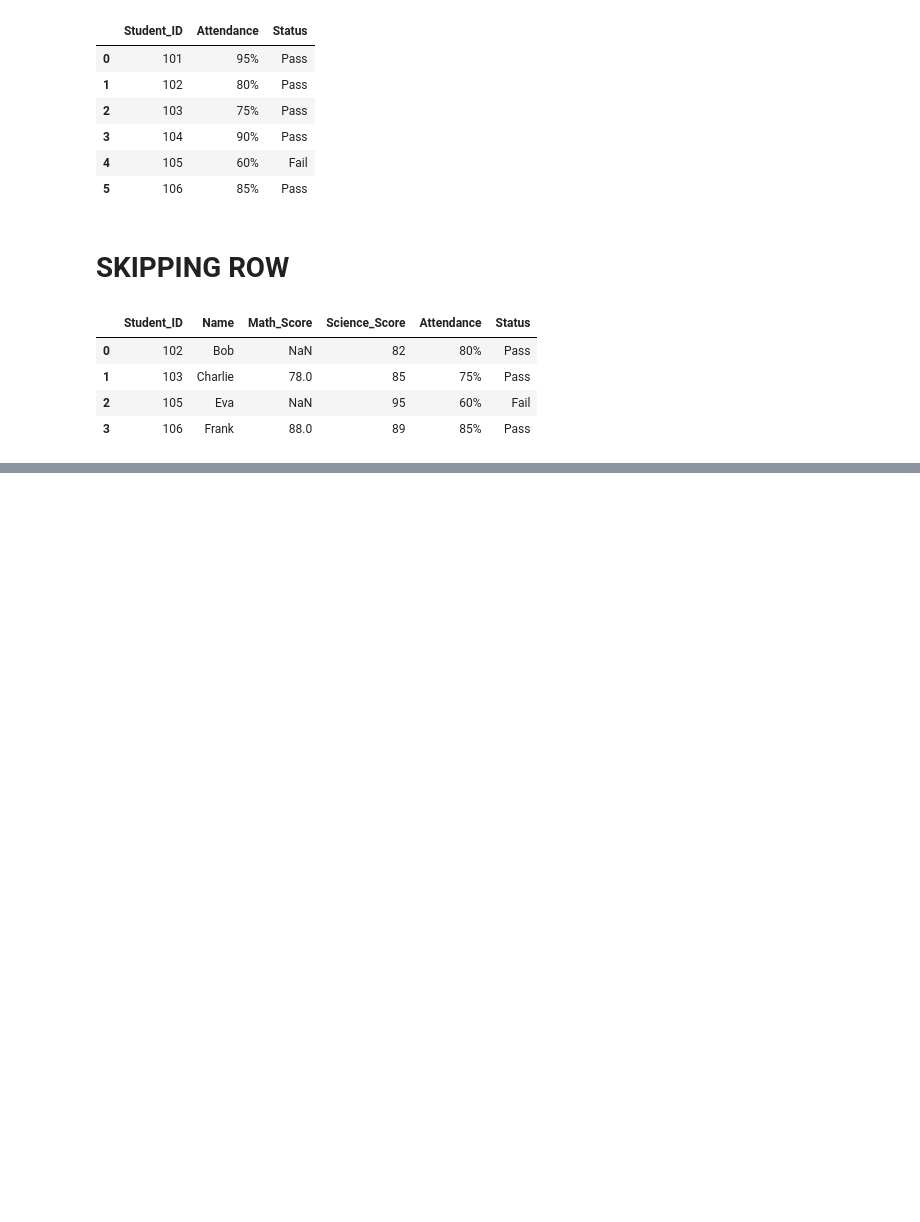
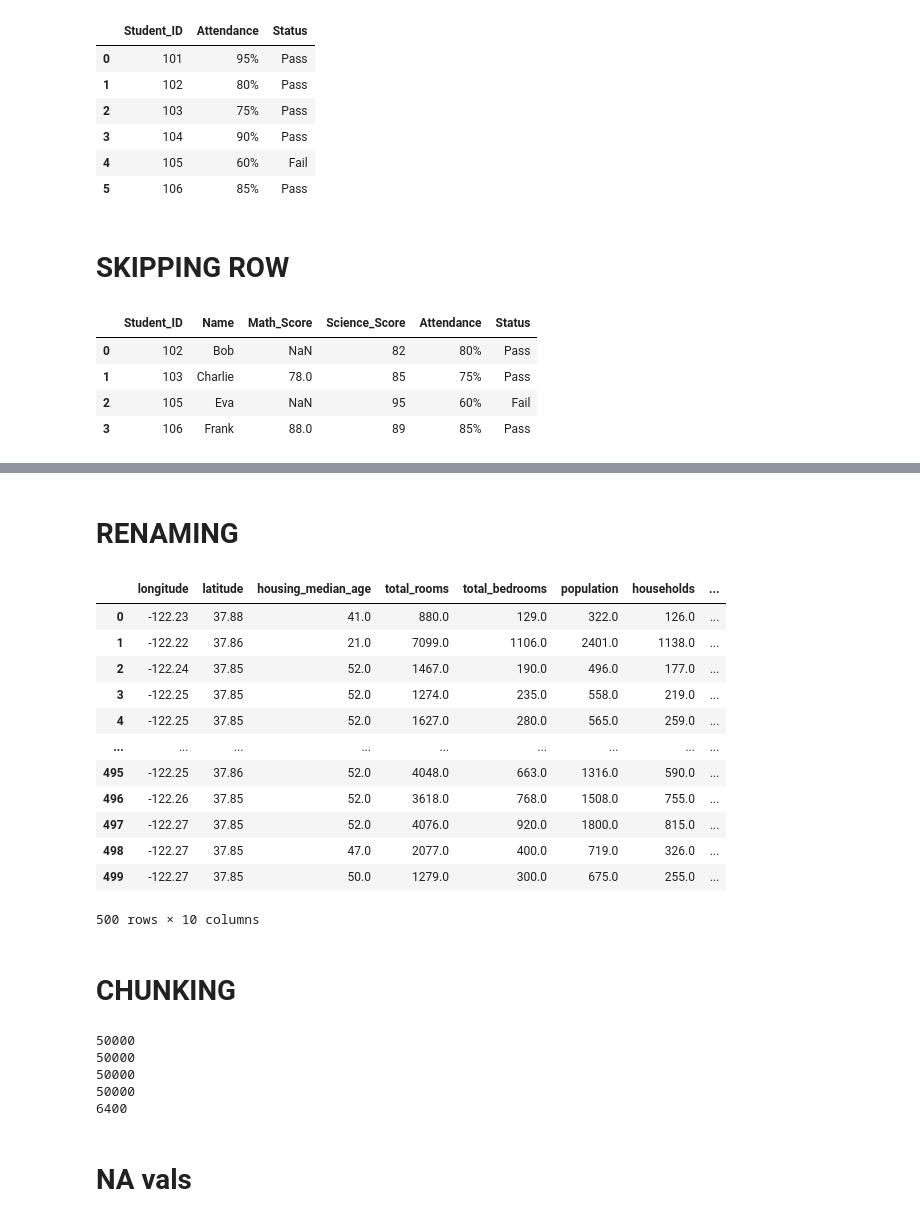
Before and after one commit to malik09-teach/ML-BASICS-PROJECTS-, a Jupyter notebook: working on CSV/CSVopreation.ipynb, the cells around one changed output, grey strips where cells are left out. Drawn from its saved outputs; the diff is of its cells as text; code cells hidden in the pictures; blank space fills up the shorter version.

```diff
--- a/working on CSV/CSVopreation.ipynb
+++ b/working on CSV/CSVopreation.ipynb
@@ -291,0 +376,28 @@ SyntaxError: invalid syntax (1410357815.py, line 1)
+# %% [markdown]
+# RENAMING
+# %%
+def renname(name):
+    if name == "NEAR BAY":
+        return "yes located"
+    else:
+        return  name
+
+
+data7=pd.read_csv("housing.csv",nrows=500,converters={'ocean_proximity':renname})
+data7
+# %% [output]
+|  | longitude | latitude | housing_median_age | total_rooms | total_bedrooms | population | households | ... |
+| 0 | -122.23 | 37.88 | 41.0 | 880.0 | 129.0 | 322.0 | 126.0 | ... |
+| 1 | -122.22 | 37.86 | 21.0 | 7099.0 | 1106.0 | 2401.0 | 1138.0 | ... |
+| 2 | -122.24 | 37.85 | 52.0 | 1467.0 | 190.0 | 496.0 | 177.0 | ... |
+| 3 | -122.25 | 37.85 | 52.0 | 1274.0 | 235.0 | 558.0 | 219.0 | ... |
+| 4 | -122.25 | 37.85 | 52.0 | 1627.0 | 280.0 | 565.0 | 259.0 | ... |
+| ... | ... | ... | ... | ... | ... | ... | ... | ... |
+| 495 | -122.25 | 37.86 | 52.0 | 4048.0 | 663.0 | 1316.0 | 590.0 | ... |
+| 496 | -122.26 | 37.85 | 52.0 | 3618.0 | 768.0 | 1508.0 | 755.0 | ... |
+| 497 | -122.27 | 37.85 | 52.0 | 4076.0 | 920.0 | 1800.0 | 815.0 | ... |
+| 498 | -122.27 | 37.85 | 47.0 | 2077.0 | 400.0 | 719.0 | 326.0 | ... |
+| 499 | -122.27 | 37.85 | 50.0 | 1279.0 | 300.0 | 675.0 | 255.0 | ... |
+500 rows × 10 columns
+# %% [markdown]
+# CHUNKING
@@ -291,0 +406,11 @@ SyntaxError: invalid syntax (1410357815.py, line 1)
+# %%
+for chunk in DATA_CHUNKS:
+    print(chunk.size)
+# %% [output]
+50000
+50000
+50000
+50000
+6400
+# %% [markdown]
+# NA vals
```
Also changed, not shown: parts of 11 cells of this notebook.
